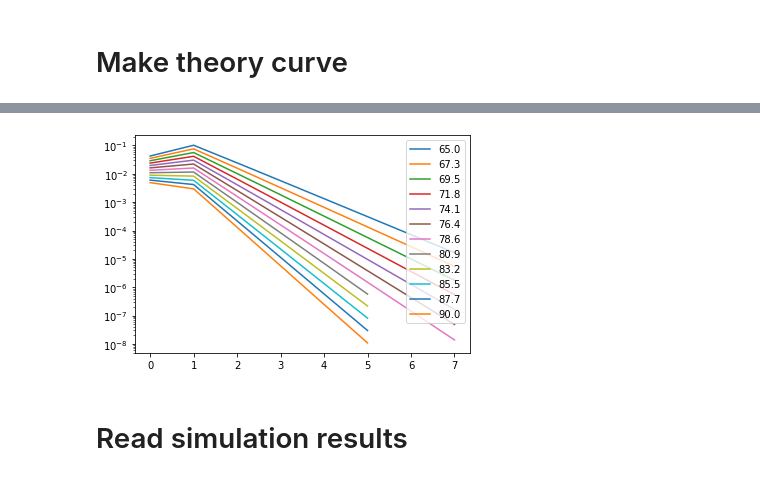
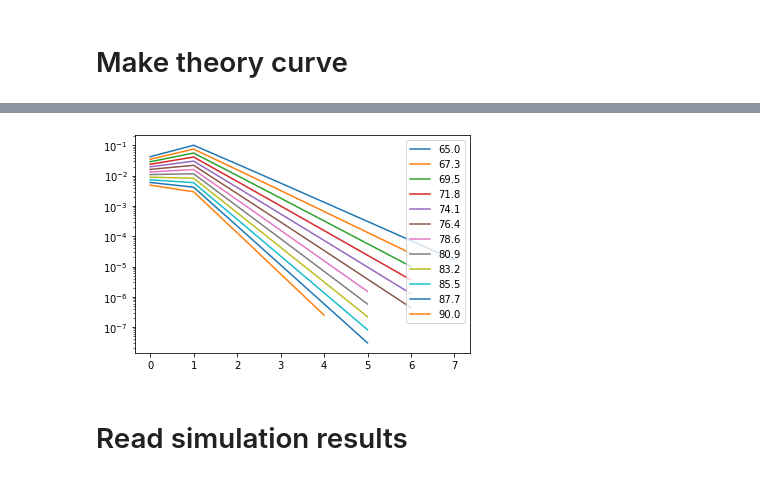
Before and after one commit to shadden/encounter_map_and_instability_timescale, a Jupyter notebook: notebooks/MEGNO_result_Plot.ipynb, the cells around one changed output, grey strips where cells are left out. Saved outputs shown, nothing was run; the diff lists cells and outputs as text; code cells hidden in the pictures.

```diff
--- a/notebooks/MEGNO_result_Plot.ipynb
+++ b/notebooks/MEGNO_result_Plot.ipynb
@@ -160,2 +123,0 @@ cmap.kmax = 60
-# %%
-cmap.q = 45/30
@@ -168,18 +123,0 @@ $\displaystyle 0$
-# %%
-slopes_more,intercepts_more = np.zeros((2,len(qvals_more)))
-eps_crits_2nd_order_more = np.zeros(len(qvals_more))
-eps_crits_more = np.zeros(len(qvals_more))
-eps_crits_more_tau2 = np.zeros(len(qvals_more))
-for i,q in enumerate(qvals_more):
-    cmap.q = q/30
-    plt.plot(cmap.amps,label=q)
-    eps_crit = cmap.get_eps_crit()
-    eps_crits_more[i] = eps_crit
-    eps_crits_more_tau2[i] = cmap.get_eps_crit(tau=2)
-    eps_crits_2nd_order_more[i] = cmap.get_eps_crit(kmax=2)
-
-    ks,amps = np.transpose([(km1+1,a/(km1+1)) for km1,a in enumerate(cmap.amps)])
-    slopes_more[i],intercepts_more[i] = np.polyfit(ks[30:],np.log(amps[30:]),1)
-
-
-plt.yscale('log')
@@ -188,0 +124,20 @@ ValueError: not enough values to unpack (expected 2, got 0)
+# %%
+cmap.q = 38/30
+# %%
+slopes_more,intercepts_more = np.zeros((2,len(qvals_more)))
+eps_crits_2nd_order_more = np.zeros(len(qvals_more))
+eps_crits_more = np.zeros(len(qvals_more))
+eps_crits_more_tau2 = np.zeros(len(qvals_more))
+for i,q in enumerate(qvals_more):
+    cmap.q = q/30
+    plt.plot(cmap.amps,label=q)
+    eps_crit = cmap.get_eps_crit()
+    eps_crits_more[i] = eps_crit
+    eps_crits_more_tau2[i] = cmap.get_eps_crit(tau=2)
+    eps_crits_2nd_order_more[i] = cmap.get_eps_crit(kmax=2)
+    ks,amps = np.transpose([(km1+1,a/(km1+1)) for km1,a in enumerate(cmap.amps)])
+    km = cmap.kmax
+    slopes_more[i],intercepts_more[i] = np.polyfit(ks[km//2:],np.log(amps[km//2:]),1)
+
+
+plt.yscale('log')
@@ -189,19 +146,16 @@ ValueError: not enough values to unpack (expected 2, got 0)
 # %%
 qvals_evenmore = np.linspace(65,3*30,12)
 slopes_evenmore,intercepts_evenmore = np.zeros((2,len(qvals_evenmore)))
-cmap.kmax=8
 for i,q in enumerate(qvals_evenmore):
-    if q>80:
-        cmap.kmax = 6
     cmap.q = q/30
     plt.plot(cmap.amps,label="{:.1f}".format(q))
     kmax = cmap.kmax
     ks,amps = np.transpose([(km1+1,a/(km1+1)) for km1,a in enumerate(cmap.amps)])
     slopes_evenmore[i],intercepts_evenmore[i] = np.polyfit(ks[kmax//2:],np.log(amps[kmax//2:]),1)
 plt.legend()
 plt.yscale('log')
 # %% [output]
-[figure, old version]
+[figure, new version]
 # %%
 qvals_all = np.concatenate((qvals_more,qvals))
 eps_crits_all = np.concatenate((eps_crits_more,eps_crits))
```
Also changed, not shown: parts of 45 cells of this notebook, 4 other files.
